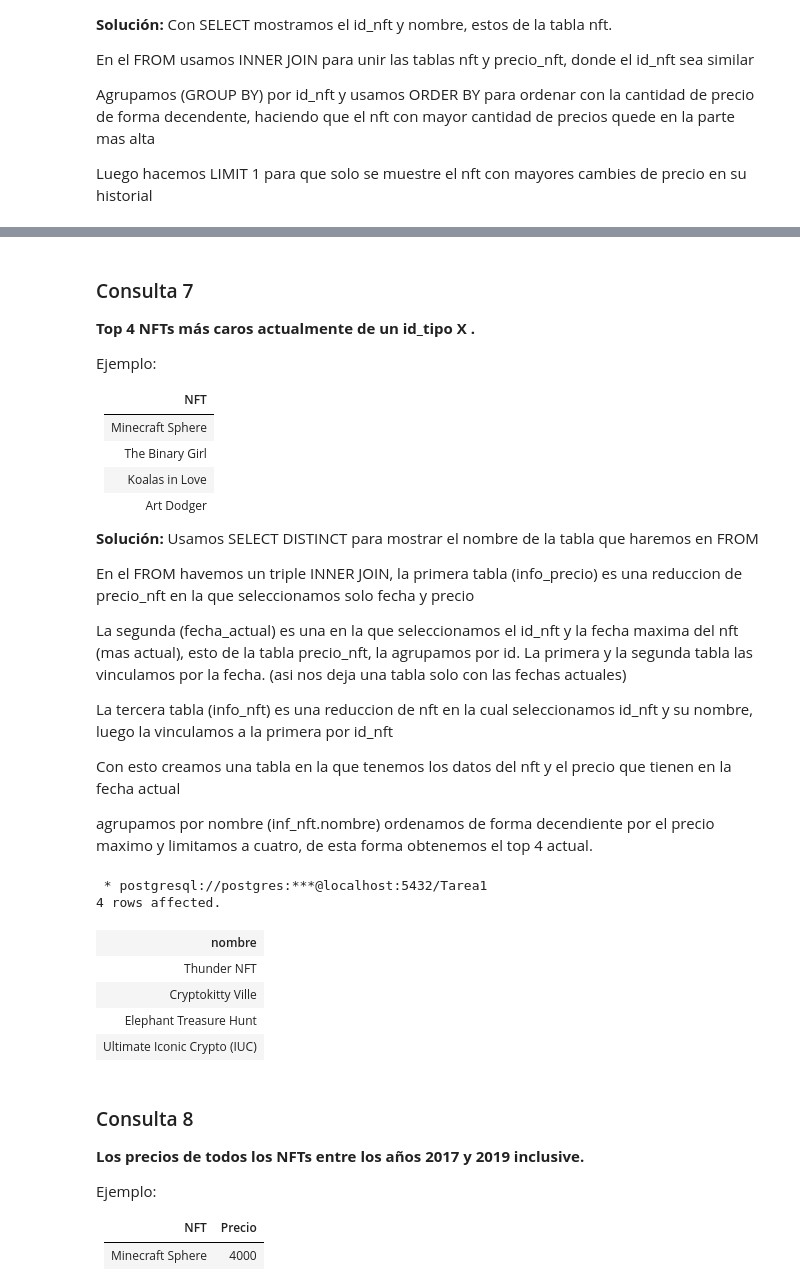
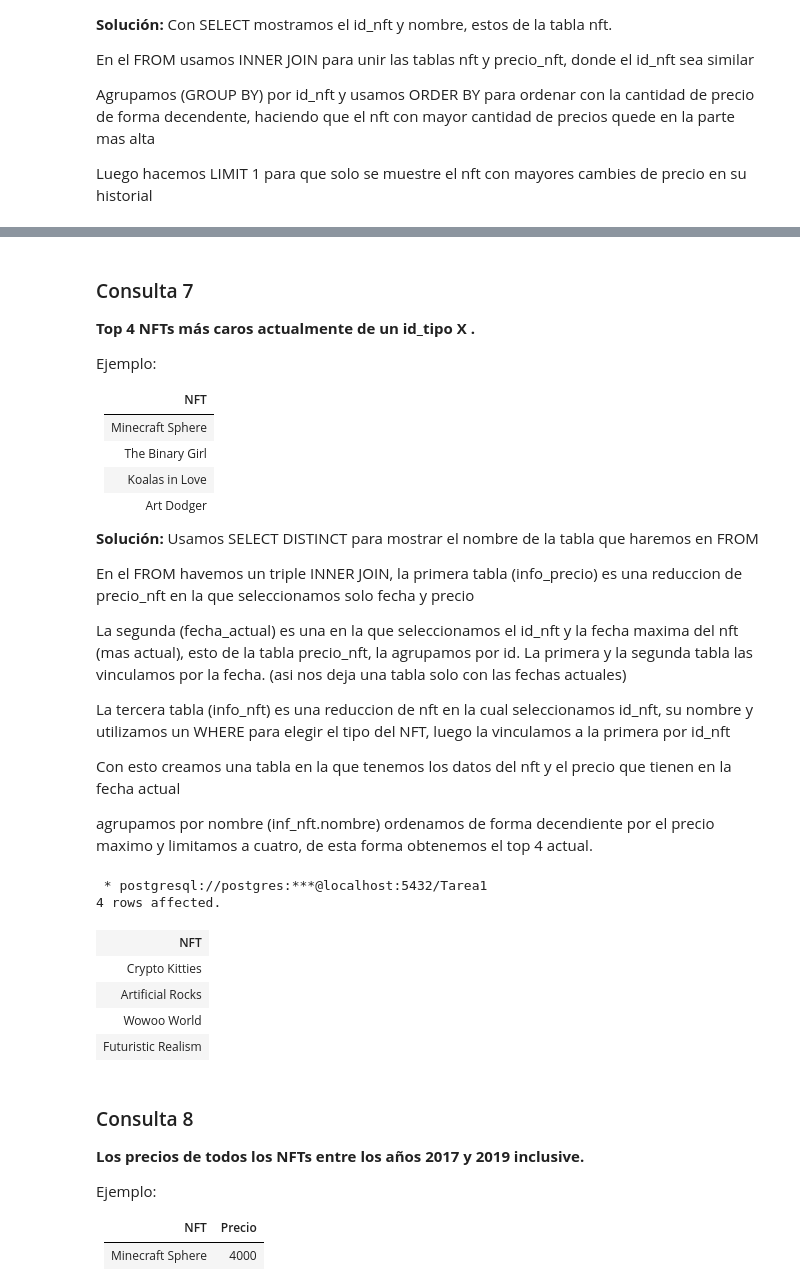
Before and after one commit to JoaquinPabst/Tareas-Grupo7, a Jupyter notebook: Tarea-1-Grupo7/Tarea1_Grupo7.ipynb, the cells around one changed output, grey strips where cells are left out. Saved outputs shown, nothing was run; the diff lists cells and outputs as text; code cells hidden in the pictures.

```diff
--- a/Tarea-1-Grupo7/Tarea1_Grupo7.ipynb
+++ b/Tarea-1-Grupo7/Tarea1_Grupo7.ipynb
@@ -552,7 +579,7 @@ En el FROM havemos un triple INNER JOIN, la primera tabla (info_precio) es una r
 
 La segunda (fecha_actual) es una en la que seleccionamos el id_nft y la fecha maxima del nft (mas actual), esto de la tabla precio_nft, la agrupamos  por id. La primera y la segunda tabla las vinculamos por la fecha. (asi nos deja una tabla solo con las fechas actuales)
 
-La tercera tabla (info_nft) es una reduccion de nft en la cual seleccionamos id_nft y su nombre, luego la vinculamos a la primera por id_nft
+La tercera tabla (info_nft) es una reduccion de nft en la cual seleccionamos id_nft, su nombre y utilizamos un WHERE para elegir el tipo del NFT, luego la vinculamos a la primera por id_nft
 
 Con esto creamos una tabla en la que tenemos los datos del nft y el precio que tienen en la fecha actual
 
@@ -560,47 +587,49 @@ agrupamos por nombre (inf_nft.nombre) ordenamos de forma decendiente por el prec
 # %%
 %%sql
 SELECT
-	info_nft.nombre
+    info_nft.nombre AS "NFT"
 FROM (
-		SELECT
-			fecha,
+        SELECT
+            fecha,
 			precio
 		FROM
 			precio_nft
 	) info_precio
 	INNER JOIN (
 		SELECT
 			id_nft,
 			MAX(fecha) AS max_fecha
 		FROM
 			precio_nft
 		GROUP BY
 			id_nft
 	) fecha_actual
 	ON
 		info_precio.fecha = fecha_actual.max_fecha
 	INNER JOIN (
 		SELECT
 			id_nft,
 			nombre
 		FROM
 			nft
+        WHERE
+            id_tipo = 3 /*Aqui elegimos el id_tipo */
 	) info_nft
 ON
 	fecha_actual.id_nft = info_nft.id_nft
 GROUP BY
 	info_nft.nombre
 ORDER BY
 	MAX(precio) DESC
 LIMIT 4;
 # %% [output]
  * postgresql://postgres:***@localhost:5432/Tarea1
 4 rows affected.
-| nombre |
-| Thunder NFT |
-| Cryptokitty Ville |
-| Elephant Treasure Hunt |
-| Ultimate Iconic Crypto (IUC) |
+| NFT |
+| Crypto Kitties |
+| Artificial Rocks |
+| Wowoo World |
+| Futuristic Realism |
 # %% [markdown]
 ### Consulta 8
 **Los precios de todos los NFTs entre los años 2017 y 2019 inclusive.**
```
Also changed, not shown: parts of 14 cells of this notebook.
